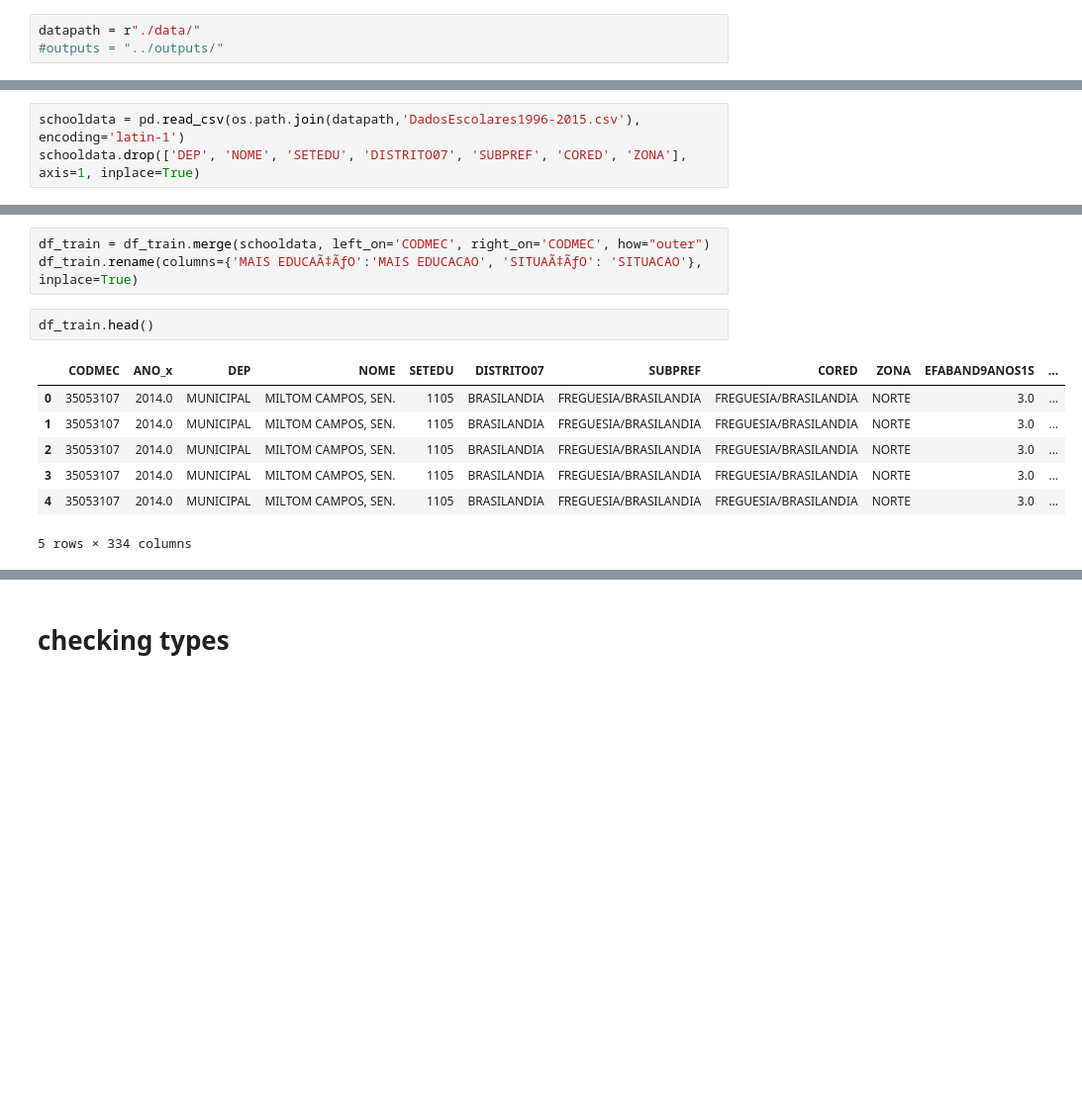
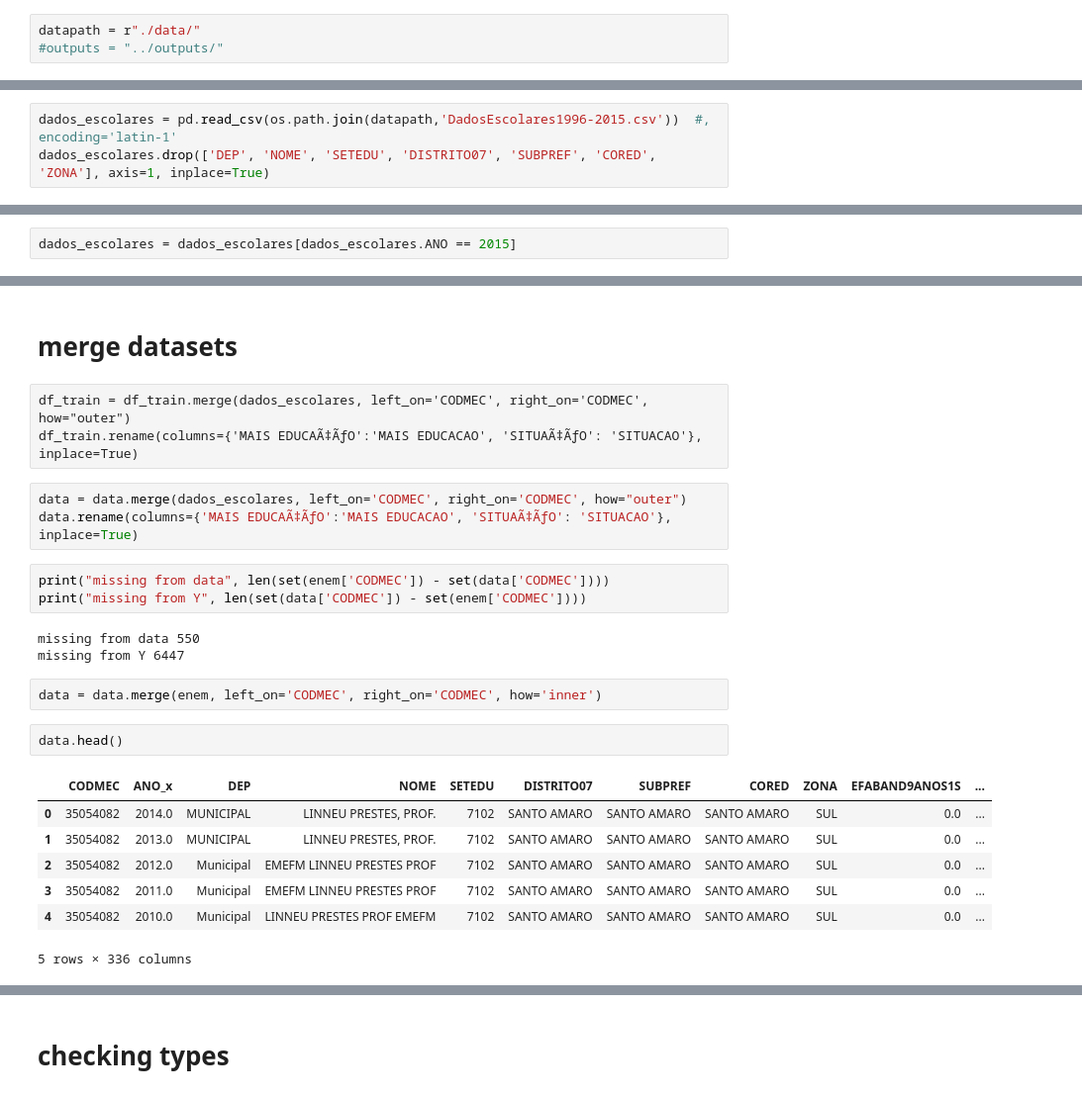
Before and after one commit to Marcelobbr/FDS-Homeworks, a Jupyter notebook: hw2/model.ipynb, the cells around one changed output, grey strips where cells are left out. Shown at 99% size. Drawn from its saved outputs; the diff is of its cells as text; blank space fills up the shorter version.

```diff
--- a/hw2/model.ipynb
+++ b/hw2/model.ipynb
@@ -19,4 +27,4 @@ df_test = pd.read_csv(os.path.join(datapath,'ENEM2015.csv'))
 # %%
-schooldata = pd.read_csv(os.path.join(datapath,'DadosEscolares1996-2015.csv'), encoding='latin-1')
-schooldata.drop(['DEP', 'NOME', 'SETEDU', 'DISTRITO07', 'SUBPREF', 'CORED', 'ZONA'], axis=1, inplace=True)
+dados_escolares = pd.read_csv(os.path.join(datapath,'DadosEscolares1996-2015.csv'))  #, encoding='latin-1'
+dados_escolares.drop(['DEP', 'NOME', 'SETEDU', 'DISTRITO07', 'SUBPREF', 'CORED', 'ZONA'], axis=1, inplace=True)
 # %% [raw]
@@ -25,0 +37,2 @@ for c in list(df_train.columns):
+# %%
+dados_escolares = dados_escolares[dados_escolares.ANO == 2015]
@@ -26,14 +57,27 @@ for c in list(df_train.columns):
+# %% [markdown]
+# merge datasets
+# %% [raw]
+df_train = df_train.merge(dados_escolares, left_on='CODMEC', right_on='CODMEC', how="outer")
+df_train.rename(columns={'MAIS EDUCAÃ‡ÃƒO':'MAIS EDUCACAO', 'SITUAÃ‡ÃƒO': 'SITUACAO'}, inplace=True)
 # %%
-df_train = df_train.merge(schooldata, left_on='CODMEC', right_on='CODMEC', how="outer")
-df_train.rename(columns={'MAIS EDUCAÃ‡ÃƒO':'MAIS EDUCACAO', 'SITUAÃ‡ÃƒO': 'SITUACAO'}, inplace=True)
+data = data.merge(dados_escolares, left_on='CODMEC', right_on='CODMEC', how="outer")
+data.rename(columns={'MAIS EDUCAÃ‡ÃƒO':'MAIS EDUCACAO', 'SITUAÃ‡ÃƒO': 'SITUACAO'}, inplace=True)
+# %%
+print("missing from data", len(set(enem['CODMEC']) - set(data['CODMEC'])))
+print("missing from Y", len(set(data['CODMEC']) - set(enem['CODMEC'])))
+# %% [output]
+missing from data 550
+missing from Y 6447
+# %%
+data = data.merge(enem, left_on='CODMEC', right_on='CODMEC', how='inner')
 # %%
-df_train.head()
+data.head()
 # %% [output]
 |  | CODMEC | ANO_x | DEP | NOME | SETEDU | DISTRITO07 | SUBPREF | CORED | ZONA | EFABAND9ANOS1S | ... |
-| 0 | 35053107 | 2014.0 | MUNICIPAL | MILTOM CAMPOS, SEN. | 1105 | BRASILANDIA | FREGUESIA/BRASILANDIA | FREGUESIA/BRASILANDIA | NORTE | 3.0 | ... |
-| 1 | 35053107 | 2014.0 | MUNICIPAL | MILTOM CAMPOS, SEN. | 1105 | BRASILANDIA | FREGUESIA/BRASILANDIA | FREGUESIA/BRASILANDIA | NORTE | 3.0 | ... |
-| 2 | 35053107 | 2014.0 | MUNICIPAL | MILTOM CAMPOS, SEN. | 1105 | BRASILANDIA | FREGUESIA/BRASILANDIA | FREGUESIA/BRASILANDIA | NORTE | 3.0 | ... |
-| 3 | 35053107 | 2014.0 | MUNICIPAL | MILTOM CAMPOS, SEN. | 1105 | BRASILANDIA | FREGUESIA/BRASILANDIA | FREGUESIA/BRASILANDIA | NORTE | 3.0 | ... |
-| 4 | 35053107 | 2014.0 | MUNICIPAL | MILTOM CAMPOS, SEN. | 1105 | BRASILANDIA | FREGUESIA/BRASILANDIA | FREGUESIA/BRASILANDIA | NORTE | 3.0 | ... |
+| 0 | 35054082 | 2014.0 | MUNICIPAL | LINNEU PRESTES, PROF. | 7102 | SANTO AMARO | SANTO AMARO | SANTO AMARO | SUL | 0.0 | ... |
+| 1 | 35054082 | 2013.0 | MUNICIPAL | LINNEU PRESTES, PROF. | 7102 | SANTO AMARO | SANTO AMARO | SANTO AMARO | SUL | 0.0 | ... |
+| 2 | 35054082 | 2012.0 | Municipal | EMEFM LINNEU PRESTES PROF | 7102 | SANTO AMARO | SANTO AMARO | SANTO AMARO | SUL | 0.0 | ... |
+| 3 | 35054082 | 2011.0 | Municipal | EMEFM LINNEU PRESTES PROF | 7102 | SANTO AMARO | SANTO AMARO | SANTO AMARO | SUL | 0.0 | ... |
+| 4 | 35054082 | 2010.0 | Municipal | LINNEU PRESTES PROF EMEFM | 7102 | SANTO AMARO | SANTO AMARO | SANTO AMARO | SUL | 0.0 | ... |
-5 rows × 334 columns
+5 rows × 336 columns
 # %%
```
Also changed, not shown: parts of 85 cells of this notebook.
